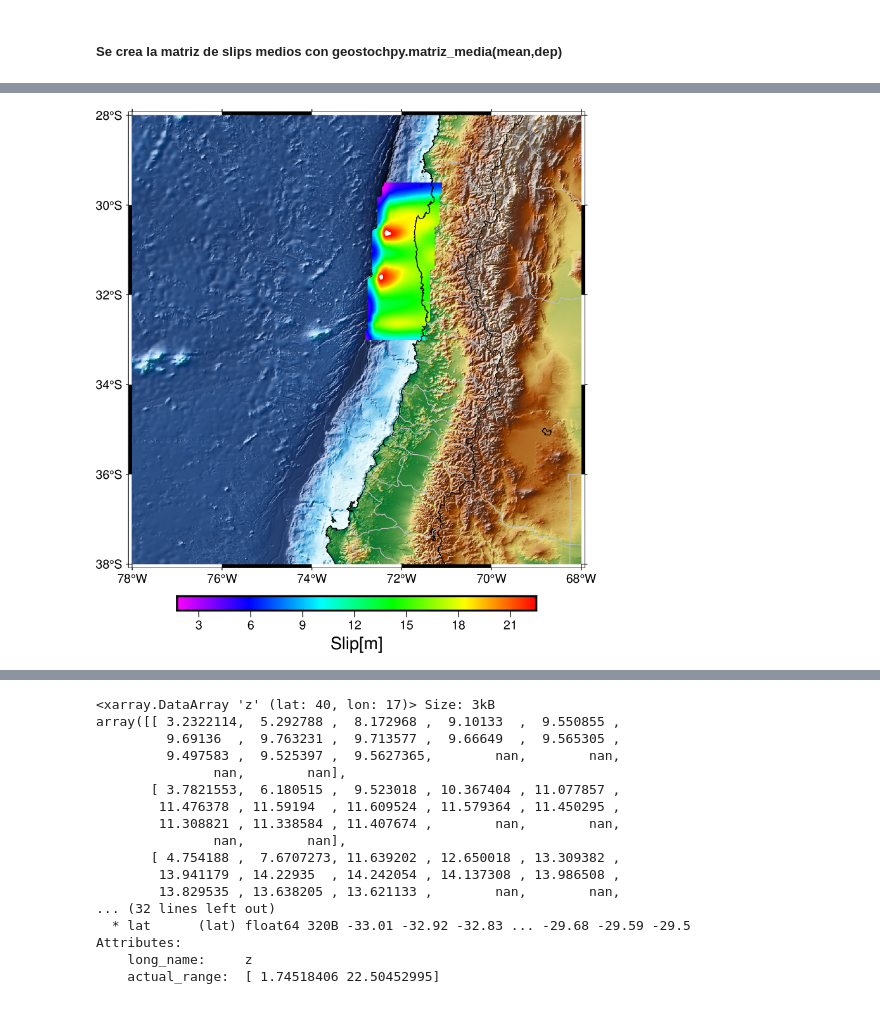
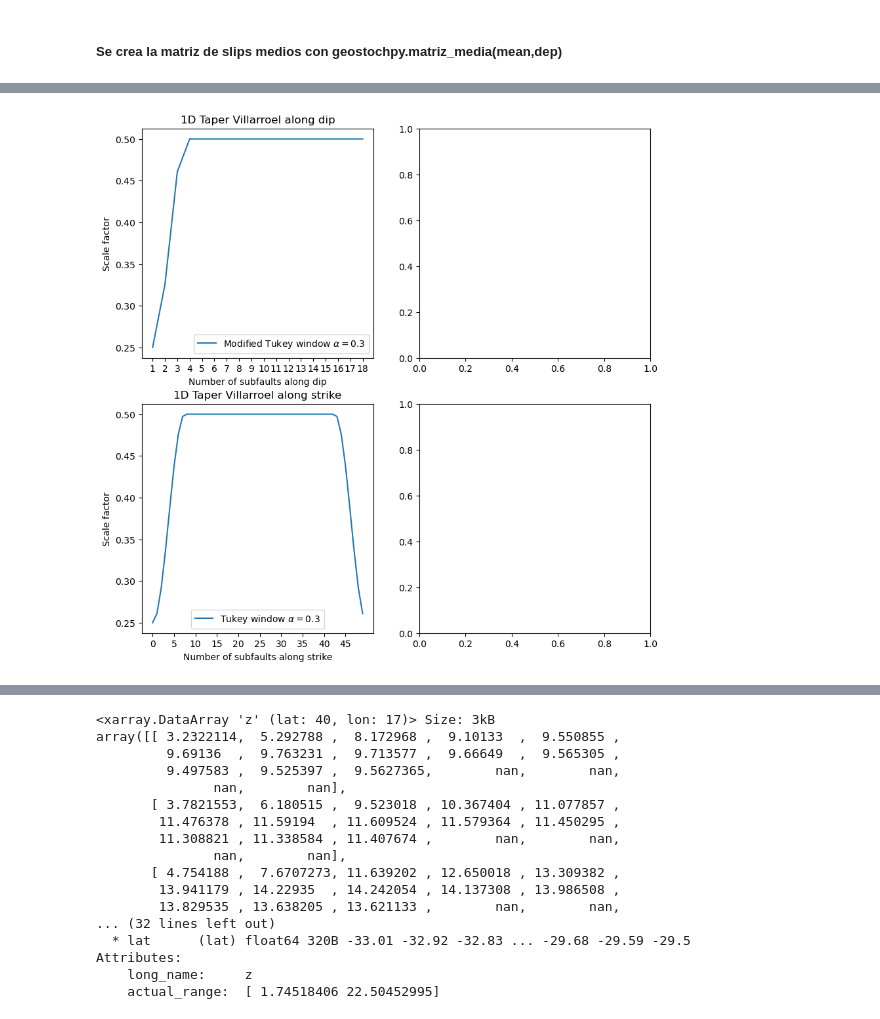
Before and after one commit to alexvillarroel/StochasticSlipGenerator, a Jupyter notebook: util_functions/notebooks/Case2D-Karhunen-Loeve.ipynb, the cells around one changed output, grey strips where cells are left out. Cells and saved outputs as stored; diff of their text form; code cells hidden in the pictures.

```diff
--- a/util_functions/notebooks/Case2D-Karhunen-Loeve.ipynb
+++ b/util_functions/notebooks/Case2D-Karhunen-Loeve.ipynb
@@ -89,41 +90,32 @@ fig.colorbar(im2, cax=cbar_ax)
-# %%
-region=[-78,-68,-38,-28]
-dx=10
-dy=10
-import numpy as np
-# define parameters for plotting
-latmax=np.max(Y_grid.flat)
-latmin=np.min(Y_grid.flat)
-lonmax=np.max(X_grid.flat)
-lonmin=np.min(X_grid.flat)
-reg2=(lonmin,lonmax,latmin,latmax)
-#
-fig=pygmt.Figure()
-spacing=f"{dx}k/{dy}k"
-fig.basemap(region=region, projection="Q12c", frame='ag')
-earth_grid = pygmt.datasets.load_earth_relief(resolution="30s", region=region)
-fig.grdimage(grid=earth_grid,cmap='geo',shading=True)
-#fig.coast(land="darkgray",projection='Q12c',frame=True,water="lightblue",borders=["1/0.5p,black", "2/0.5p,gray", "3/0.5p,blue"])
-grid=pygmt.xyz2grd(x=X_grid.flatten(),y=Y_grid.flatten(),z=Slip.flatten(),region = reg2,spacing=spacing)
-grid2=pygmt.grdsample(grid=grid,region=reg2,spacing='0.001',registration='g',verbose='q')
-cmap=pygmt.grd2cpt(grid=grid,cmap='rainbow',nlevels=True,continuous=True)
-fig.grdimage(grid=grid2,
-        cmap=cmap,
-        projection='Q12c',
-        nan_transparent=True,
-        transparency=50
-        )
-fig.coast(shorelines="0.5p,black",borders=["1/0.5p,black", "2/0.5p,gray", "3/0.5p,blue"])
-
-# # fig.grdcontour(grid=grid,projection='Q12c')
-# # fig.grdcontour(grid=grid,interval=3,annotation=0)
-# fig.plot(x=lons_fosa,y=lats_fosa,
-#     projection='Q12c',
-#     region=region,
-#     pen="1p",
-#     fill="white",
-#     style="f0.5i/0.1i+r+t+o1")
-fig.colorbar(frame=['a+3',"x+lSlip[m]"],cmap=cmap,projection='Q12c')
-fig.show()
-# %% [output]
-[figure, removed]
+# %%
+fig, axs = plt.subplots(2, 2,figsize=(10,10))
+nxx=np.arange(nx)
+nyy=np.arange(ny)
+villarroel_taper=geostochpy.taper_except_trench_tukey(dep,alpha_dip=0.3,alpha_strike=0.3)
+axs[0,0].plot(nxx,villarroel_taper[0,:],label=r'Modified Tukey window $\alpha=0.3$')
+axs[0,0].set_xlabel('Number of subfaults along dip')
+axs[0,0].set_ylabel('Scale factor')
+axs[0,0].set_title('1D Taper Villarroel along dip')
+axs[0,0].legend()
+axs[0,0].set_xticks(range(len(X_grid[0])), range(1, len(X_grid[0]) + 1))
+#
+axs[1,0].plot(nyy,villarroel_taper[:,0],label=r'Tukey window $\alpha=0.3$')
+axs[1,0].set_xlabel('Number of subfaults along strike')
+axs[1,0].set_ylabel('Scale factor')
+axs[1,0].set_title('1D Taper Villarroel along strike')
+axs[1,0].legend()
+axs[1,0].set_xticks(np.arange(0, 49, step=5))
+
+# ax_big = axs[0, 1].twiny()
+# im2=ax_big.imshow(villarroel_taper)
+# ax_big.set_title('2D Taper Villarroel')
+# ax_big.set_xlabel('Subfault number along dip')
+# ax_big.set_ylabel('Subfault number along strike')
+
+# # add space for colour bar
+# cbar_ax = fig.add_axes([0.88, 0.15, 0.04, 0.7])
+# fig.colorbar(im2, cax=cbar_ax,label='Scale factor')
+
+plt.show()
+# %% [output]
+[figure, added]
```
Also changed, not shown: parts of 6 cells of this notebook, 29 other files.
